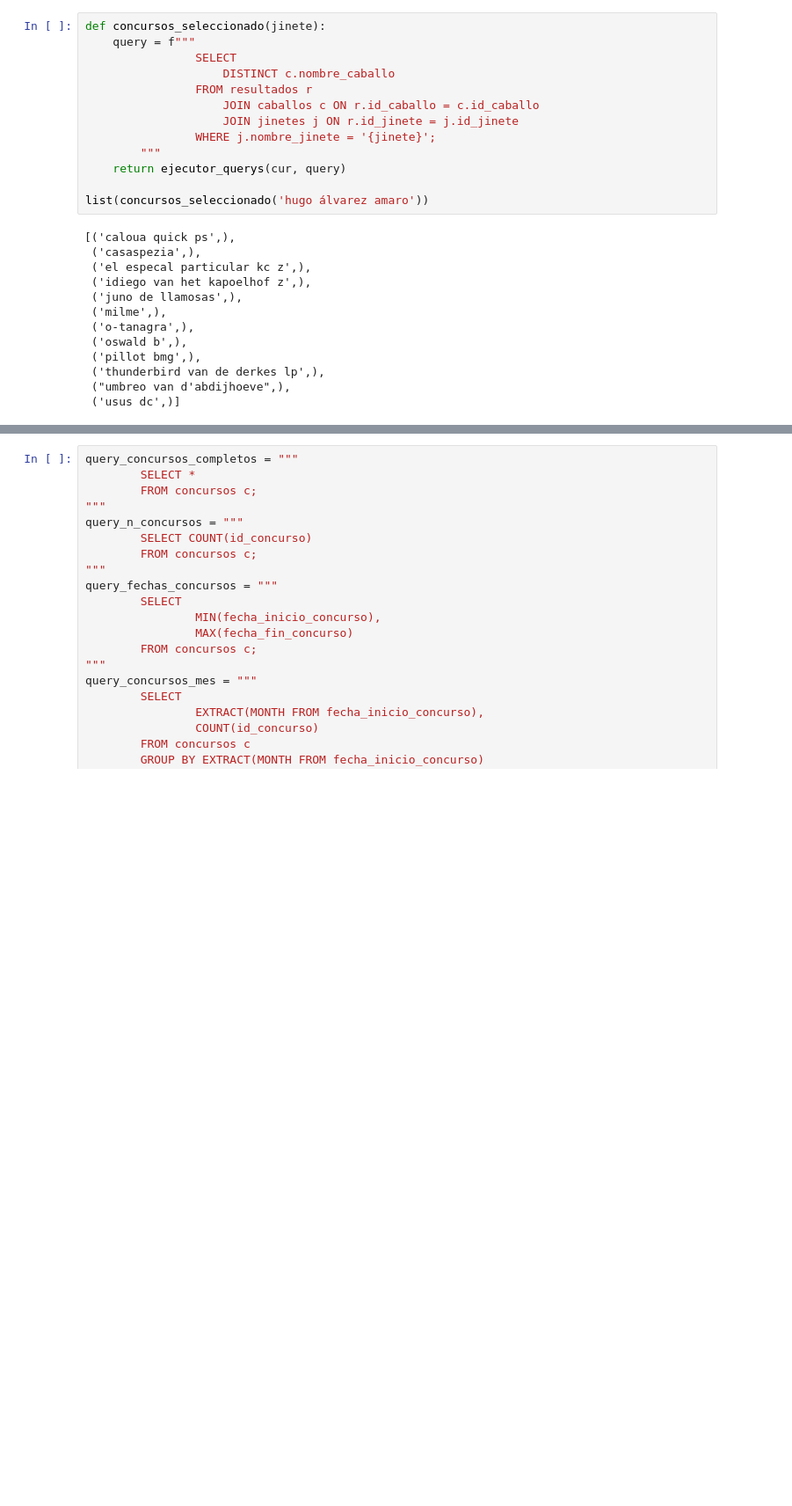
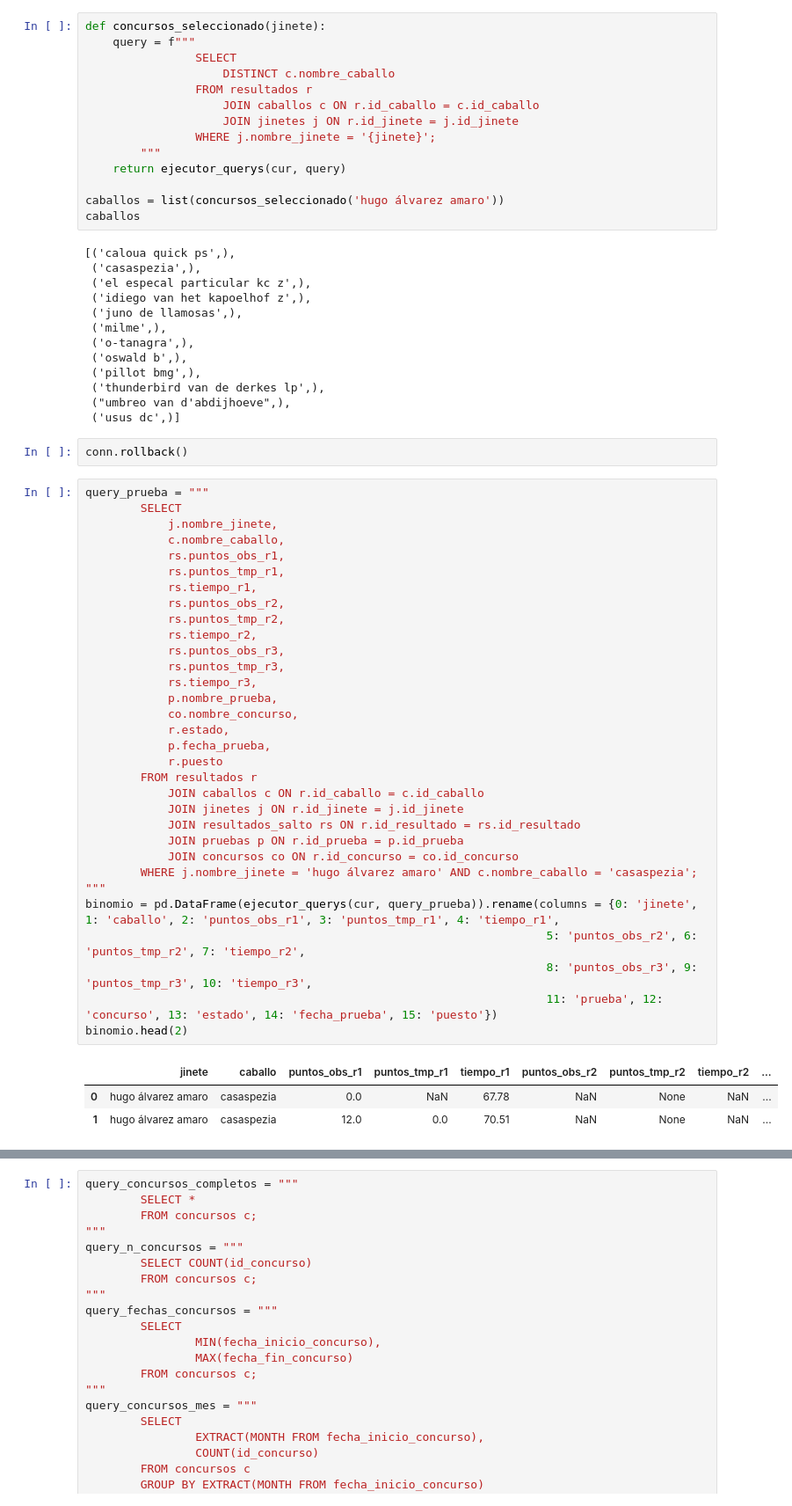
Before and after one commit to Gabijc/Proyecto_final_hipica, a Jupyter notebook: Notebooks/EDA.ipynb, the cells around one changed output, grey strips where cells are left out. Shown: that part at 88% size. Saved outputs shown, nothing was run; the diff lists cells and outputs as text; blank space fills up the shorter version.

```diff
--- a/Notebooks/EDA.ipynb
+++ b/Notebooks/EDA.ipynb
@@ -51,7 +51,8 @@ def concursos_seleccionado(jinete):
         """
     return ejecutor_querys(cur, query)
 
-list(concursos_seleccionado('hugo álvarez amaro'))
+caballos = list(concursos_seleccionado('hugo álvarez amaro'))
+caballos
 # %% [output]
 [('caloua quick ps',),
  ('casaspezia',),
@@ -65,3 +66,41 @@ list(concursos_seleccionado('hugo álvarez amaro'))
  ('thunderbird van de derkes lp',),
  ("umbreo van d'abdijhoeve",),
  ('usus dc',)]
+# %%
+conn.rollback()
+# %%
+query_prueba = """
+        SELECT
+            j.nombre_jinete,
+            c.nombre_caballo,
+            rs.puntos_obs_r1,
+            rs.puntos_tmp_r1,
+            rs.tiempo_r1,
+            rs.puntos_obs_r2,
+            rs.puntos_tmp_r2,
+            rs.tiempo_r2,
+            rs.puntos_obs_r3,
+            rs.puntos_tmp_r3,
+            rs.tiempo_r3,
+            p.nombre_prueba,
+            co.nombre_concurso,
+            r.estado,
+            p.fecha_prueba,
+            r.puesto
+        FROM resultados r
+            JOIN caballos c ON r.id_caballo = c.id_caballo
+            JOIN jinetes j ON r.id_jinete = j.id_jinete
+            JOIN resultados_salto rs ON r.id_resultado = rs.id_resultado
+            JOIN pruebas p ON r.id_prueba = p.id_prueba
+            JOIN concursos co ON r.id_concurso = co.id_concurso
+        WHERE j.nombre_jinete = 'hugo álvarez amaro' AND c.nombre_caballo = 'casaspezia';
+"""
+binomio = pd.DataFrame(ejecutor_querys(cur, query_prueba)).rename(columns = {0: 'jinete', 1: 'caballo', 2: 'puntos_obs_r1', 3: 'puntos_tmp_r1', 4: 'tiempo_r1',
+                                                                   5: 'puntos_obs_r2', 6: 'puntos_tmp_r2', 7: 'tiempo_r2',
+                                                                   8: 'puntos_obs_r3', 9: 'puntos_tmp_r3', 10: 'tiempo_r3',
+                                                                   11: 'prueba', 12: 'concurso', 13: 'estado', 14: 'fecha_prueba', 15: 'puesto'})
+binomio.head(2)
+# %% [output]
+|  | jinete | caballo | puntos_obs_r1 | puntos_tmp_r1 | tiempo_r1 | puntos_obs_r2 | puntos_tmp_r2 | tiempo_r2 | ... |
+| 0 | hugo álvarez amaro | casaspezia | 0.0 | NaN | 67.78 | NaN | None | NaN | ... |
+| 1 | hugo álvarez amaro | casaspezia | 12.0 | 0.0 | 70.51 | NaN | None | NaN | ... |
```
Also changed, not shown: parts of 1 cell of this notebook.
